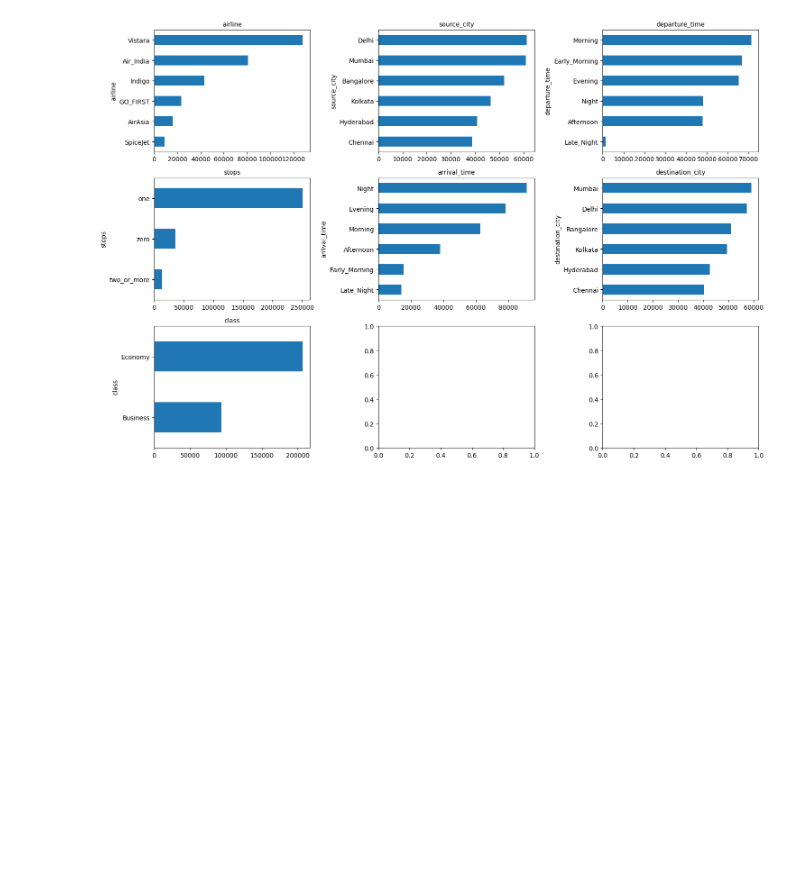
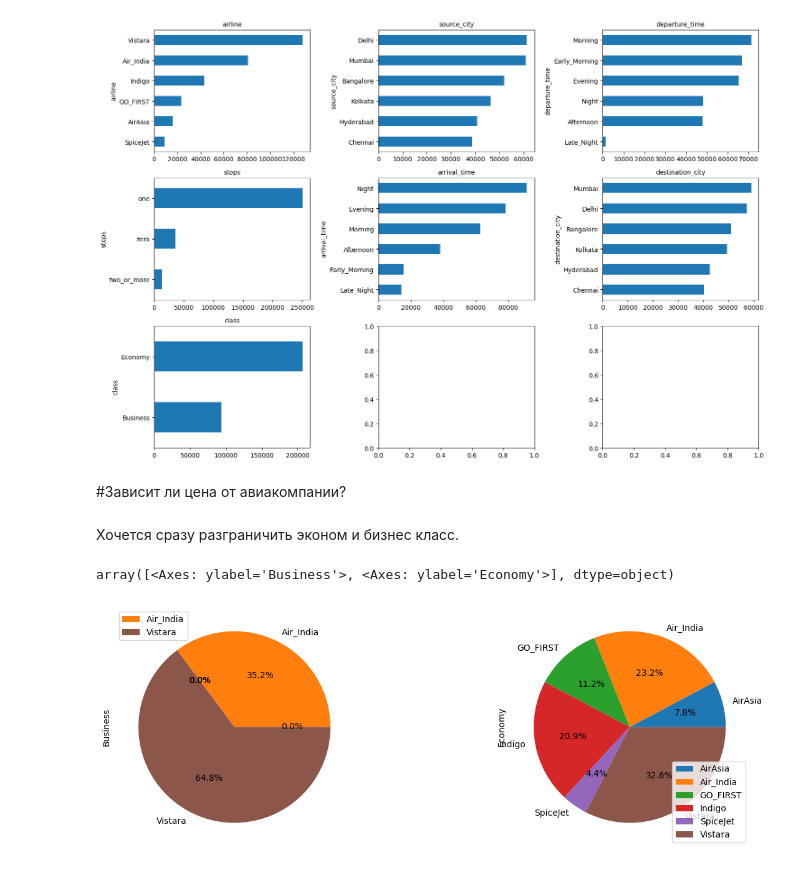
Before and after one commit to FragileMouse/flight-price-analysis, a Jupyter notebook: notebooks/analysis.ipynb, the cells around one changed output. Drawn from its saved outputs; the diff is of its cells as text; code cells hidden in the pictures; blank space fills up the shorter version.

```diff
--- a/notebooks/analysis.ipynb
+++ b/notebooks/analysis.ipynb
@@ -165,3 +166,12 @@ plt.tight_layout()
 plt.show()
 # %% [output]
 [figure]
+# %% [markdown]
+#Зависит ли цена от авиакомпании?
+# %% [markdown]
+Хочется сразу разграничить эконом и бизнес класс.
+# %%
+df.groupby(['airline', 'class']).size().unstack('class').plot.pie(subplots=True, figsize=(15, 5), autopct='%1.1f%%')
+# %% [output]
+array([<Axes: ylabel='Business'>, <Axes: ylabel='Economy'>], dtype=object)
+[figure, added]
```
Also changed, not shown: parts of 5 cells of this notebook.
